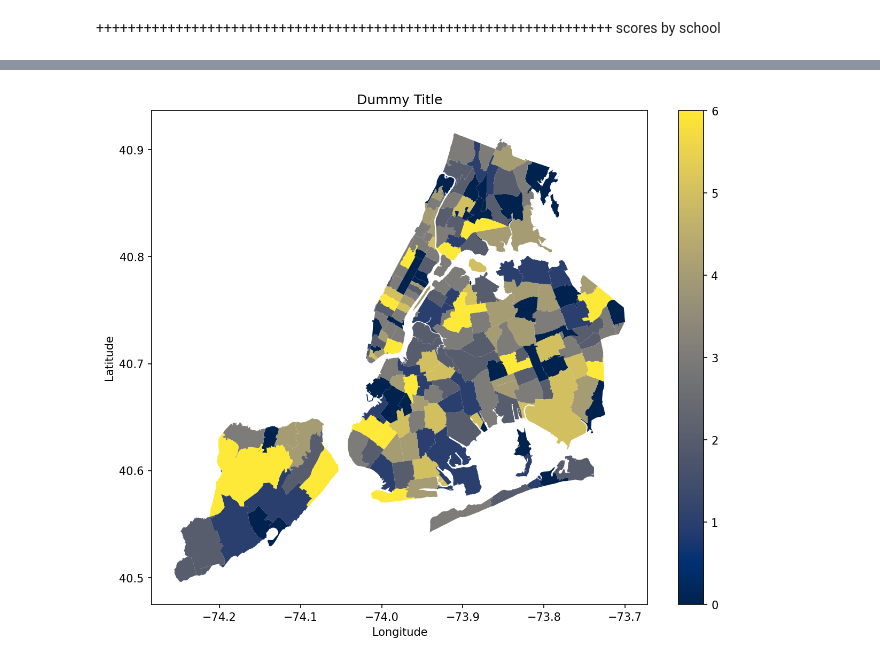
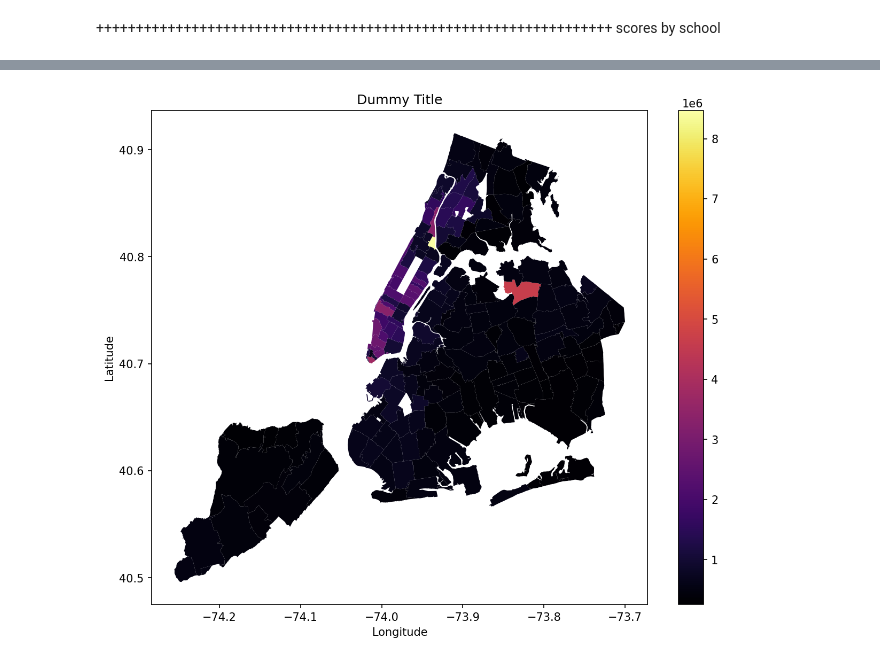
Before and after one commit to johnmays/wealth-and-SAT-NYC, a Jupyter notebook: notebooks/investigation.ipynb, the cells around one changed output, grey strips where cells are left out. Drawn from its saved outputs; the diff is of its cells as text; code cells hidden in the pictures.

```diff
--- a/notebooks/investigation.ipynb
+++ b/notebooks/investigation.ipynb
@@ -144,0 +180,4 @@ scores by school
+# %%
+zip_boundaries['ZIP CODE'] = zip_boundaries['ZIP CODE'].astype('int64')
+# %%
+boundaries_with_prices = zip_boundaries.set_index('ZIP CODE').join(mean_prices, on='ZIP CODE', how='inner')
@@ -145,19 +194,16 @@ scores by school
 # %%
-merged_df = zip_codes.copy()
+merged_df = boundaries_with_prices.copy()
-# %%
-merged_df['Mean Price'] = 0
-merged_df['Mean Housing Sale Price'] = np.random.randint(7, size=len(merged_df.index))
 # %%
 fig, ax = plt.subplots(1, figsize = (10, 8))
-ax = merged_df.plot(column='Mean Housing Sale Price', cmap='cividis', ax=ax)
+ax = merged_df.plot(column='SALE PRICE', cmap='inferno', ax=ax)
 plt.colorbar(
-    plt.cm.ScalarMappable(cmap='cividis', norm=plt.Normalize(
-        vmin=merged_df['Mean Housing Sale Price'].min(),
-        vmax=merged_df['Mean Housing Sale Price'].max())),
+    plt.cm.ScalarMappable(cmap='inferno', norm=plt.Normalize(
+        vmin=merged_df['SALE PRICE'].min(),
+        vmax=merged_df['SALE PRICE'].max())),
         ax = ax)
 plt.xlabel('Longitude')
 plt.ylabel('Latitude')
 plt.title('Dummy Title')
 plt.show();
 # %% [output]
-[figure, old version]
+[figure, new version]
```
Also changed, not shown: parts of 9 cells of this notebook, 1 other file.
